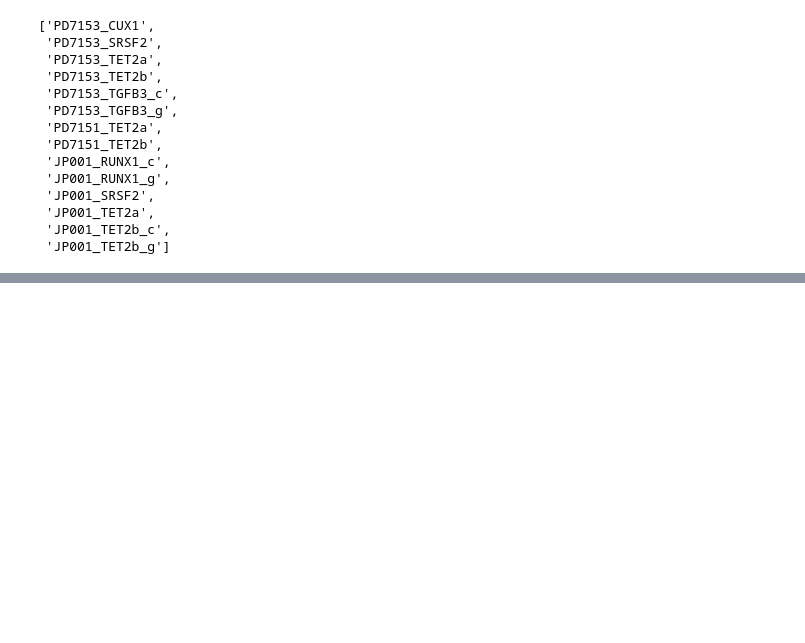
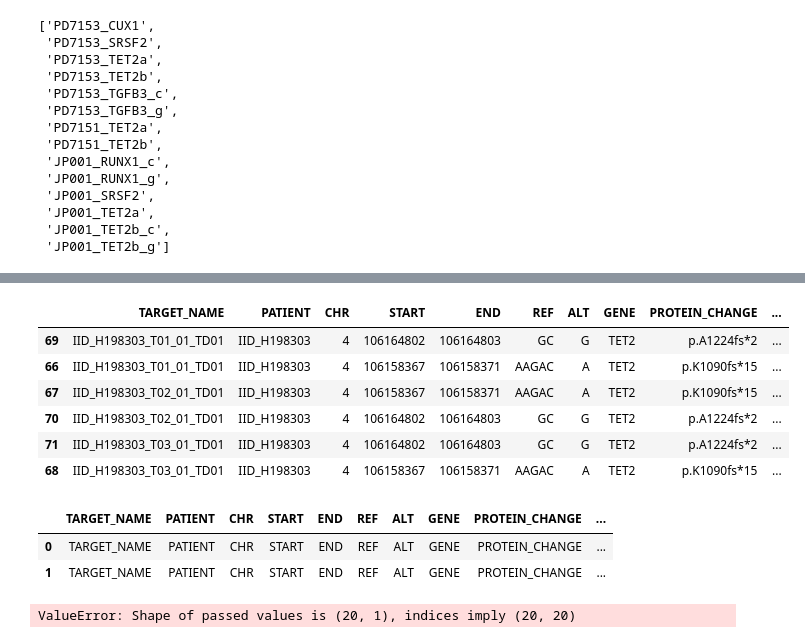
Before and after one commit to AnnatinaSchnegg/AS_amplicons, a Jupyter notebook: Code/VAFS_MSK_html_parsing.ipynb, the cells around one changed output, grey strips where cells are left out. Cells and saved outputs as stored; diff of their text form; code cells hidden in the pictures; blank space fills up the shorter version.

```diff
--- a/Code/VAFS_MSK_html_parsing.ipynb
+++ b/Code/VAFS_MSK_html_parsing.ipynb
@@ -273,0 +352,21 @@ fig.savefig('../Results/RN_EL_bulk_haps_amplicon.png',bbox_inches='tight', dpi =
+# %%
+#variant_annotations_amps
+variant_annotations_amps.loc[variant_annotations_amps['pt_test'].isin(['PD7151'])]
+# %% [output]
+|  | TARGET_NAME | PATIENT | CHR | START | END | REF | ALT | GENE | PROTEIN_CHANGE | ... |
+| 69 | IID_H198303_T01_01_TD01 | IID_H198303 | 4 | 106164802 | 106164803 | GC | G | TET2 | p.A1224fs*2 | ... |
+| 66 | IID_H198303_T01_01_TD01 | IID_H198303 | 4 | 106158367 | 106158371 | AAGAC | A | TET2 | p.K1090fs*15 | ... |
+| 67 | IID_H198303_T02_01_TD01 | IID_H198303 | 4 | 106158367 | 106158371 | AAGAC | A | TET2 | p.K1090fs*15 | ... |
+| 70 | IID_H198303_T02_01_TD01 | IID_H198303 | 4 | 106164802 | 106164803 | GC | G | TET2 | p.A1224fs*2 | ... |
+| 71 | IID_H198303_T03_01_TD01 | IID_H198303 | 4 | 106164802 | 106164803 | GC | G | TET2 | p.A1224fs*2 | ... |
+| 68 | IID_H198303_T03_01_TD01 | IID_H198303 | 4 | 106158367 | 106158371 | AAGAC | A | TET2 | p.K1090fs*15 | ... |
+# %%
+blank
+# %% [output]
+|  | TARGET_NAME | PATIENT | CHR | START | END | REF | ALT | GENE | PROTEIN_CHANGE | ... |
+| 0 | TARGET_NAME | PATIENT | CHR | START | END | REF | ALT | GENE | PROTEIN_CHANGE | ... |
+| 1 | TARGET_NAME | PATIENT | CHR | START | END | REF | ALT | GENE | PROTEIN_CHANGE | ... |
+# %%
+df = pd.DataFrame(blank1, columns = cs)
+# %% [output]
+ValueError: Shape of passed values is (20, 1), indices imply (20, 20)
```
Also changed, not shown: parts of 6 cells of this notebook, 7 other files.
